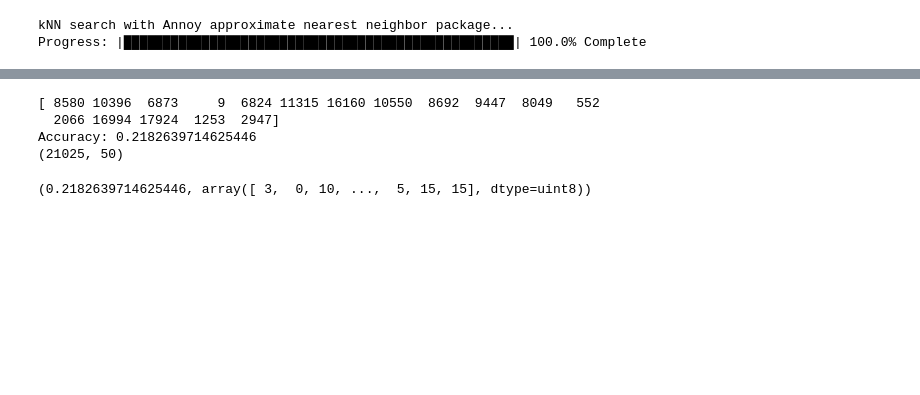
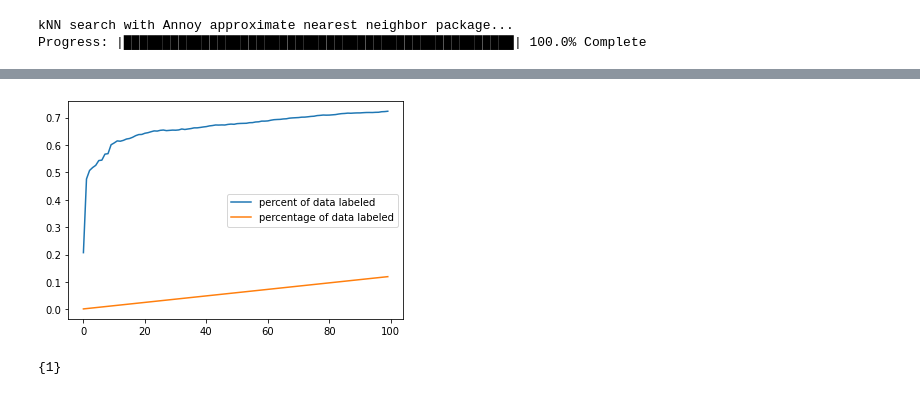
Before and after one commit to Romneykn/operation_522, a Jupyter notebook: Kevin.ipynb, the cells around one changed output, grey strips where cells are left out. Saved outputs shown, nothing was run; the diff lists cells and outputs as text; code cells hidden in the pictures; blank space fills up the shorter version.

Commit message:
randomoized addition of labeled data

```diff
--- a/Kevin.ipynb
+++ b/Kevin.ipynb
@@ -40,37 +41,40 @@ Progress: |███████████████████████
 # %% [markdown]
 <img src="high_level_overview.png"/>
 # %%
-def loop():
+def loop(iters = 100,added_label = 25):
+#   initialize
     labels = gl.load_labels('indian_pines')
     train_ind = gl.randomize_labels(labels, 1)
     tau = .1
-
+    idxs = range(len(list(labels)))
     pred_labels = []
-    acc = 0
-    while acc < .01:
-        # Get Weight Matrix and Adjusted Graph Laplacian
-        W = gl.weight_matrix(I, J, D, 10)
-        L = gl.graph_laplacian(W, norm='none') + tau**2*gl.sparse.identity(W.shape[0])
-
+    # Get Weight Matrix and Adjusted Graph Laplacian
+    W = gl.weight_matrix(I, J, D, 10)
+    L = gl.graph_laplacian(W, norm='none') + tau**2*gl.sparse.identity(W.shape[0])
+#     while acc < .01:
         # Run SSL
+    accuracy = []
+    percentage = []
+    i = 0
+    while i < iters:
         train_labels = labels[train_ind]
         pred_labels = gl.graph_ssl(W, train_ind, train_labels, algorithm='laplace')
         # Calculate Accuracy
         acc = np.sum(pred_labels == labels) / len(labels)
-        print('Accuracy:', acc)
-
-        def J_l()
-
-        w, v = spla.eigs(L, 50)
-        A = np.random.randn()
-
-
-    return acc, pred_labels
+        accuracy.append(acc)
+#         print('Accuracy:', acc)
+        idxs  = list(set(idxs) - set(train_ind))
+        new_ind = random.choices(idxs,k = added_label)
+        train_ind = list(train_ind) + new_ind
+        percentage.append(len(train_ind)/len(labels))
+        i+=1
+    return accuracy,percentage,pred_labels
-# %%
-loop()
-# %% [output]
-[ 8580 10396  6873     9  6824 11315 16160 10550  8692  9447  8049   552
-  2066 16994 17924  1253  2947]
-Accuracy: 0.2182639714625446
-(21025, 50)
-(0.2182639714625446, array([ 3,  0, 10, ...,  5, 15, 15], dtype=uint8))
+# %%
+acc,perc,pred = loop()
+
+plt.plot(acc,label = 'percent of data labeled')
+plt.plot(perc,label = 'percentage of data labeled')
+plt.legend()
+plt.show()
+# %% [output]
+[figure, added]
@@ -76,0 +84,4 @@ Accuracy: 0.2182639714625446
+# %%
+set([1,2,3])-set([2,3,4])
+# %% [output]
+{1}
```
Also changed, not shown: parts of 8 cells of this notebook.
